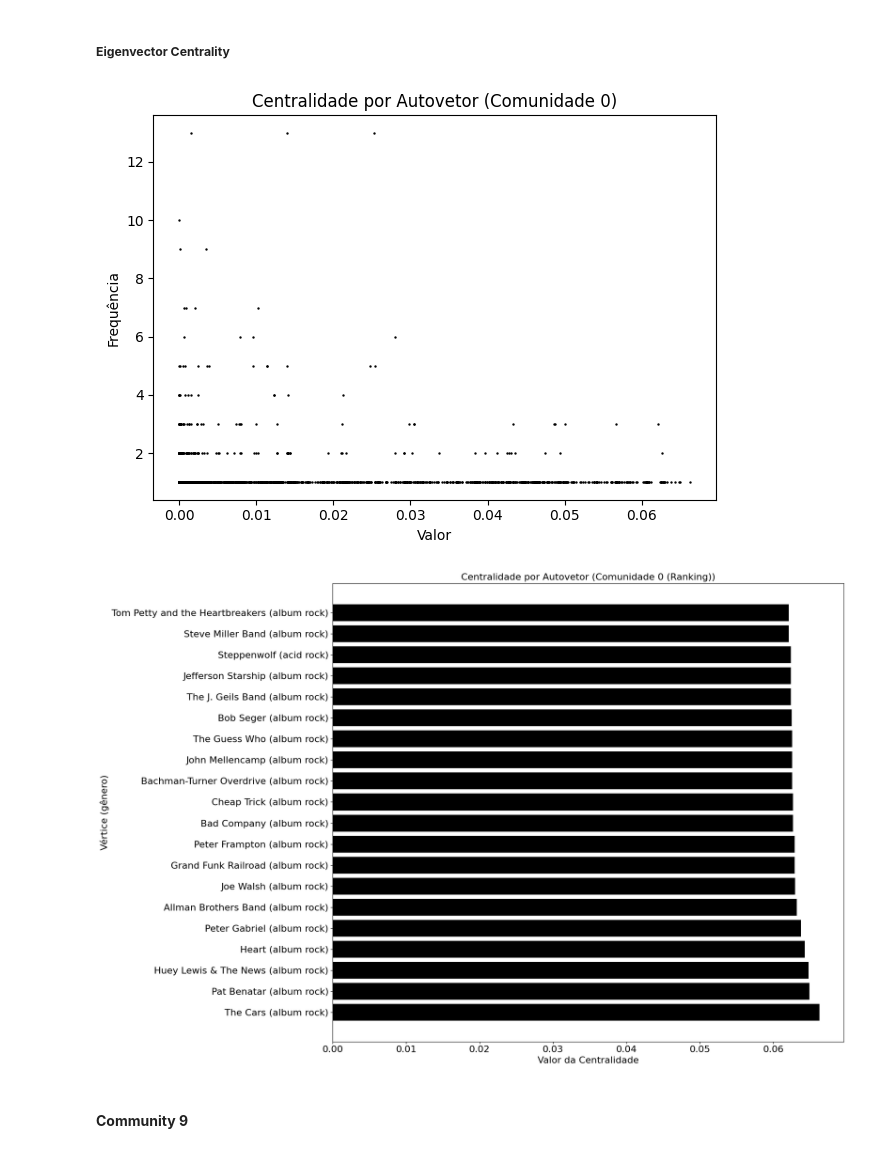
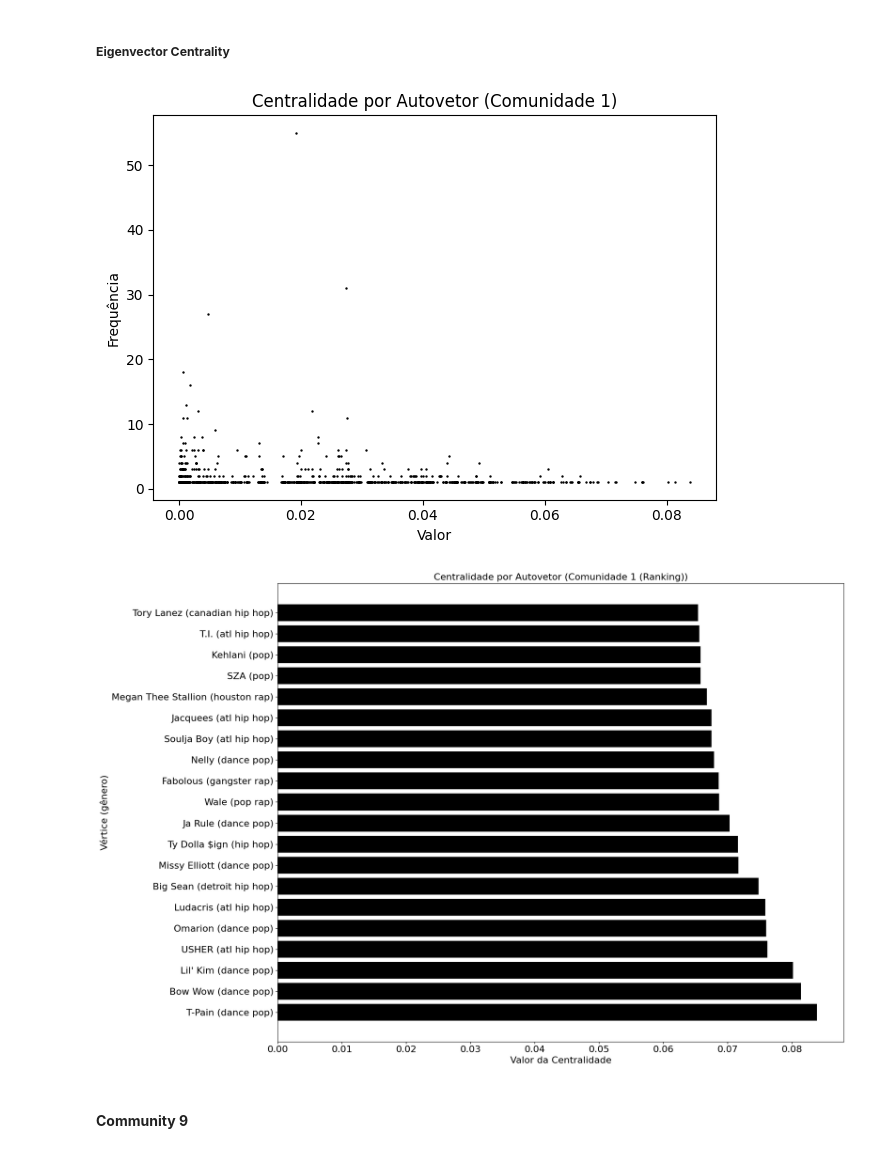
Before and after one commit to anamachadoc/UFSJ_Redes_Complexas_Trabalho_Final, a Jupyter notebook: code/analyzing_network_from_Stronger_Connections_Recommender.ipynb, the cells around one changed output. Drawn from its saved outputs; the diff is of its cells as text; code cells hidden in the pictures.

```diff
--- a/code/analyzing_network_from_Stronger_Connections_Recommender.ipynb
+++ b/code/analyzing_network_from_Stronger_Connections_Recommender.ipynb
@@ -183,7 +183,7 @@ def create_newtok_based_on_a_community(graph, nodes_community):
 # %%
-number_community = 0
+number_community = 1
 nodes_community = list(sorted_louvain_communities[number_community])
-G_Community_0 = create_newtok_based_on_a_community(G, nodes_community)
+G_Community_1 = create_newtok_based_on_a_community(G, nodes_community)
 # %% [markdown]
 ##### **Basic information**
 # %%
@@ -208,12 +208,12 @@ Graphics.create_ranking_centrality(centrality=degree_centrality, graph=G, title=
 # %% [markdown]
 ##### **Eigenvector Centrality**
 # %%
-eigenvector_centrality = G_Community_0.get_eigenvector_centrality(weight=weight)
+eigenvector_centrality = G_Community_1.get_eigenvector_centrality(weight=weight)
 analysis_centrality=Graphics.create_graphic_centrality(data=eigenvector_centrality, title=f'Centralidade por Autovetor (Comunidade {number_community})', name_network=f'{name_network}_community_{number_community}')
 Graphics.create_ranking_centrality(centrality=eigenvector_centrality, graph=G, title=f'Centralidade por Autovetor (Comunidade {number_community} (Ranking))', name_network=f'{name_network}_community_{number_community}', label='genre')
 # %% [output]
-[figure, old version]
+[figure, new version]
-[figure, old version]
+[figure, new version]
 # %% [markdown]
 #### **Community 9**
 # %%
```
Also changed, not shown: parts of 5 cells of this notebook, 19 other files.
